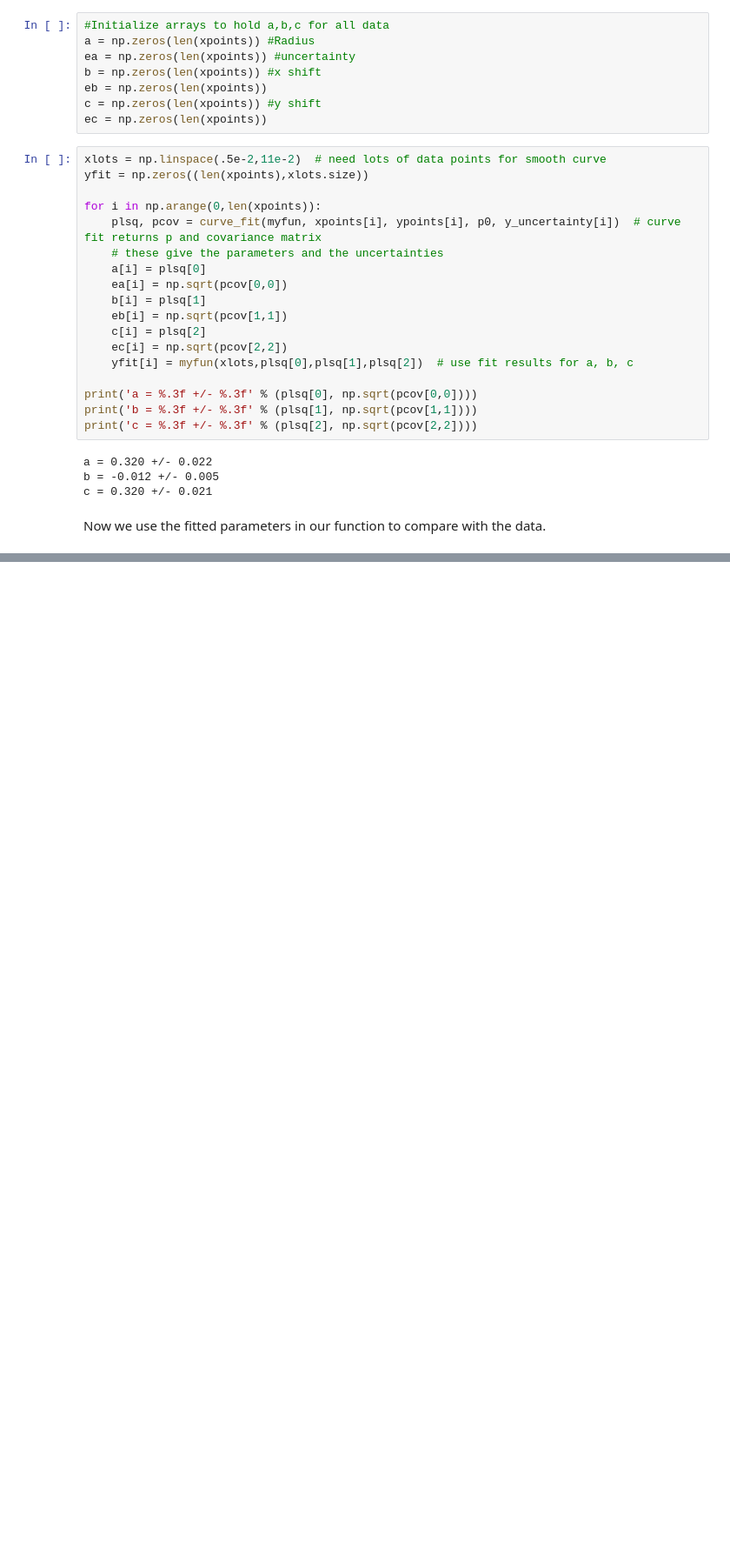
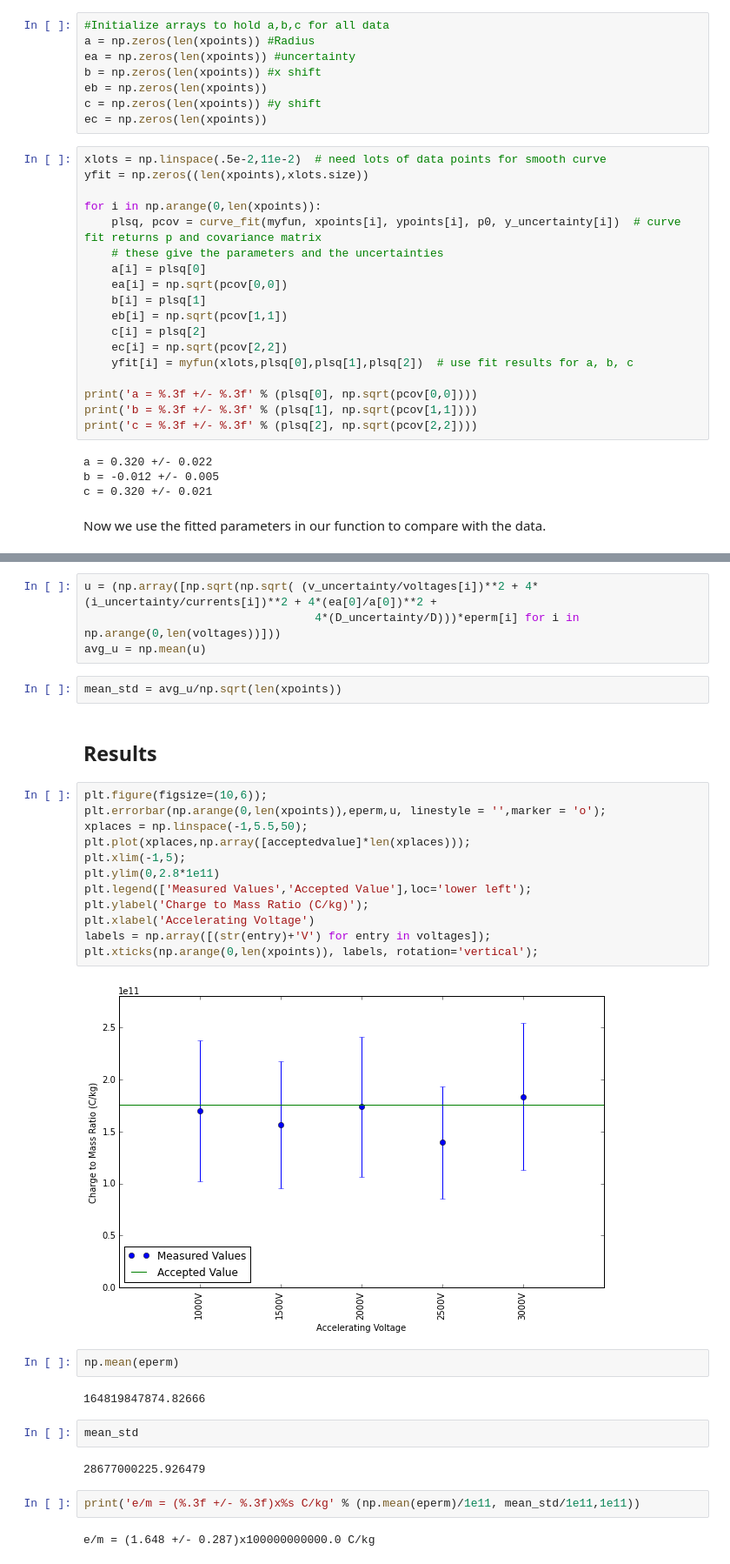
Before and after one commit to B-Rich/QLab, a Jupyter notebook: Electron_chargetomass/DataAnalysis.ipynb, the cells around one changed output, grey strips where cells are left out. Shown at 87% size. Drawn from its saved outputs; the diff is of its cells as text; blank space fills up the shorter version.

Commit message:
Final result
Calculated to find e/m = (1.648 +/- 0.287)x10^11C/kg

```diff
--- a/Electron_chargetomass/DataAnalysis.ipynb
+++ b/Electron_chargetomass/DataAnalysis.ipynb
@@ -117,0 +174,34 @@ plt.legend(['data','Fit'],loc='best');
+# %%
+u = (np.array([np.sqrt(np.sqrt( (v_uncertainty/voltages[i])**2 + 4*(i_uncertainty/currents[i])**2 + 4*(ea[0]/a[0])**2 +
+                                  4*(D_uncertainty/D)))*eperm[i] for i in np.arange(0,len(voltages))]))
+avg_u = np.mean(u)
+# %%
+mean_std = avg_u/np.sqrt(len(xpoints))
+# %% [markdown]
+## Results
+# %%
+plt.figure(figsize=(10,6));
+plt.errorbar(np.arange(0,len(xpoints)),eperm,u, linestyle = '',marker = 'o');
+xplaces = np.linspace(-1,5.5,50);
+plt.plot(xplaces,np.array([acceptedvalue]*len(xplaces)));
+plt.xlim(-1,5);
+plt.ylim(0,2.8*1e11)
+plt.legend(['Measured Values','Accepted Value'],loc='lower left');
+plt.ylabel('Charge to Mass Ratio (C/kg)');
+plt.xlabel('Accelerating Voltage')
+labels = np.array([(str(entry)+'V') for entry in voltages]);
+plt.xticks(np.arange(0,len(xpoints)), labels, rotation='vertical');
+# %% [output]
+[figure, added]
+# %%
+np.mean(eperm)
+# %% [output]
+164819847874.82666
+# %%
+mean_std
+# %% [output]
+28677000225.926479
+# %%
+print('e/m = (%.3f +/- %.3f)x%s C/kg' % (np.mean(eperm)/1e11, mean_std/1e11,1e11))
+# %% [output]
+e/m = (1.648 +/- 0.287)x100000000000.0 C/kg
```
Also changed, not shown: parts of 16 cells of this notebook, 1 other file.
